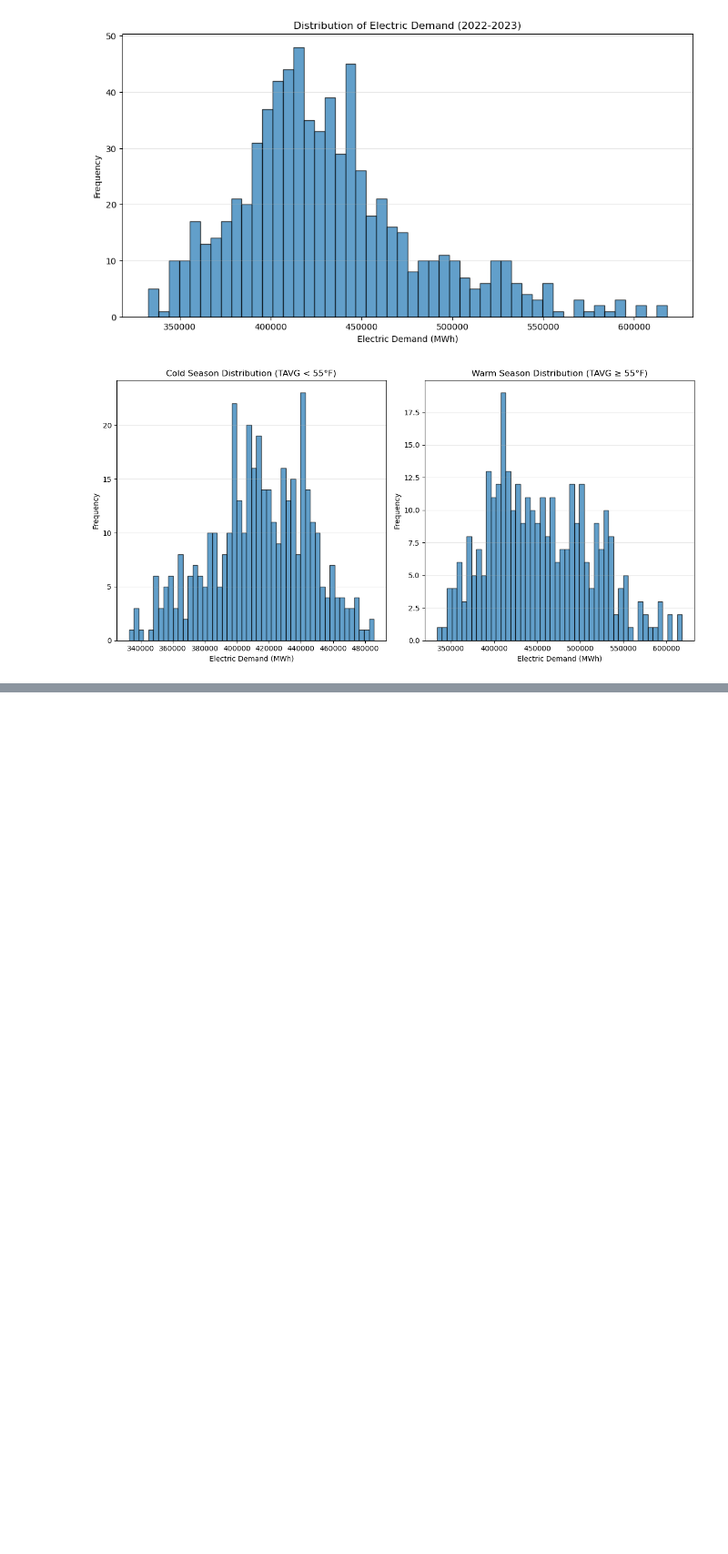
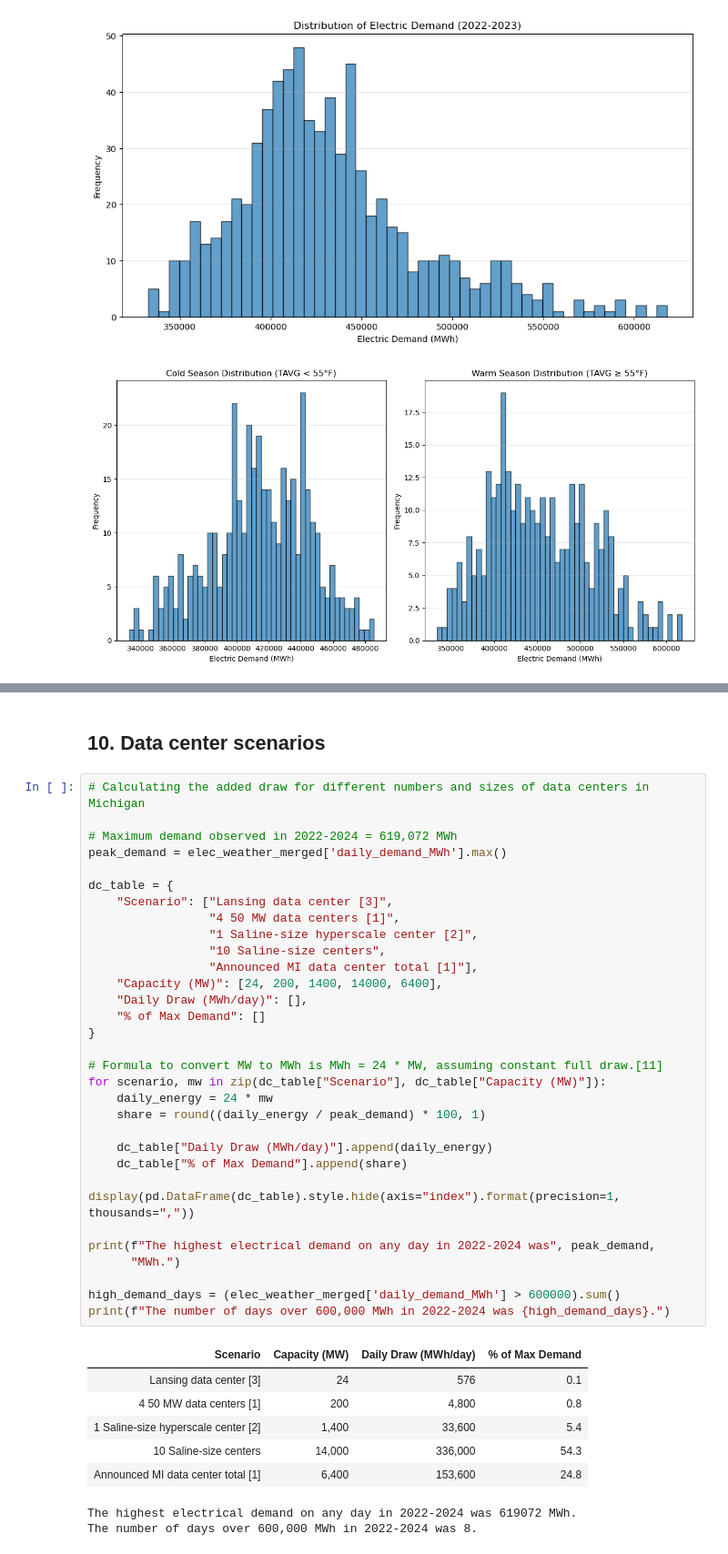
Before and after one commit to AColes322/MI-Electrical-Grid-Analysis, a Jupyter notebook: MIElectricityProject.ipynb, the cells around one changed output, grey strips where cells are left out. Shown at 91% size. Cells and saved outputs as stored; diff of their text form; blank space fills up the shorter version.

```diff
--- a/MIElectricityProject.ipynb
+++ b/MIElectricityProject.ipynb
@@ -980,4 +1019,47 @@ plt.show()
 # %% [output]
 [figure]
 [figure]
+# %% [markdown]
+## 10. Data center scenarios
+# %%
+# Calculating the added draw for different numbers and sizes of data centers in Michigan
+
+# Maximum demand observed in 2022-2024 = 619,072 MWh
+peak_demand = elec_weather_merged['daily_demand_MWh'].max()
+
+dc_table = {
+    "Scenario": ["Lansing data center [3]",
+                 "4 50 MW data centers [1]",
+                 "1 Saline-size hyperscale center [2]",
+                 "10 Saline-size centers",
+                 "Announced MI data center total [1]"],
+    "Capacity (MW)": [24, 200, 1400, 14000, 6400],
+    "Daily Draw (MWh/day)": [],
+    "% of Max Demand": []
+}
+
+# Formula to convert MW to MWh is MWh = 24 * MW, assuming constant full draw.[11]
+for scenario, mw in zip(dc_table["Scenario"], dc_table["Capacity (MW)"]):
+    daily_energy = 24 * mw
+    share = round((daily_energy / peak_demand) * 100, 1)
+
+    dc_table["Daily Draw (MWh/day)"].append(daily_energy)
+    dc_table["% of Max Demand"].append(share)
+
+display(pd.DataFrame(dc_table).style.hide(axis="index").format(precision=1, thousands=","))
+
+print(f"The highest electrical demand on any day in 2022-2024 was", peak_demand,
+      "MWh.")
+
+high_demand_days = (elec_weather_merged['daily_demand_MWh'] > 600000).sum()
+print(f"The number of days over 600,000 MWh in 2022-2024 was {high_demand_days}.")
+# %% [output]
+| Scenario | Capacity (MW) | Daily Draw (MWh/day) | % of Max Demand |
+| Lansing data center [3] | 24 | 576 | 0.1 |
+| 4 50 MW data centers [1] | 200 | 4,800 | 0.8 |
+| 1 Saline-size hyperscale center [2] | 1,400 | 33,600 | 5.4 |
+| 10 Saline-size centers | 14,000 | 336,000 | 54.3 |
+| Announced MI data center total [1] | 6,400 | 153,600 | 24.8 |
+The highest electrical demand on any day in 2022-2024 was 619072 MWh.
+The number of days over 600,000 MWh in 2022-2024 was 8.
 # %% [markdown]
```
Also changed, not shown: parts of 32 cells of this notebook, 3 other files.
